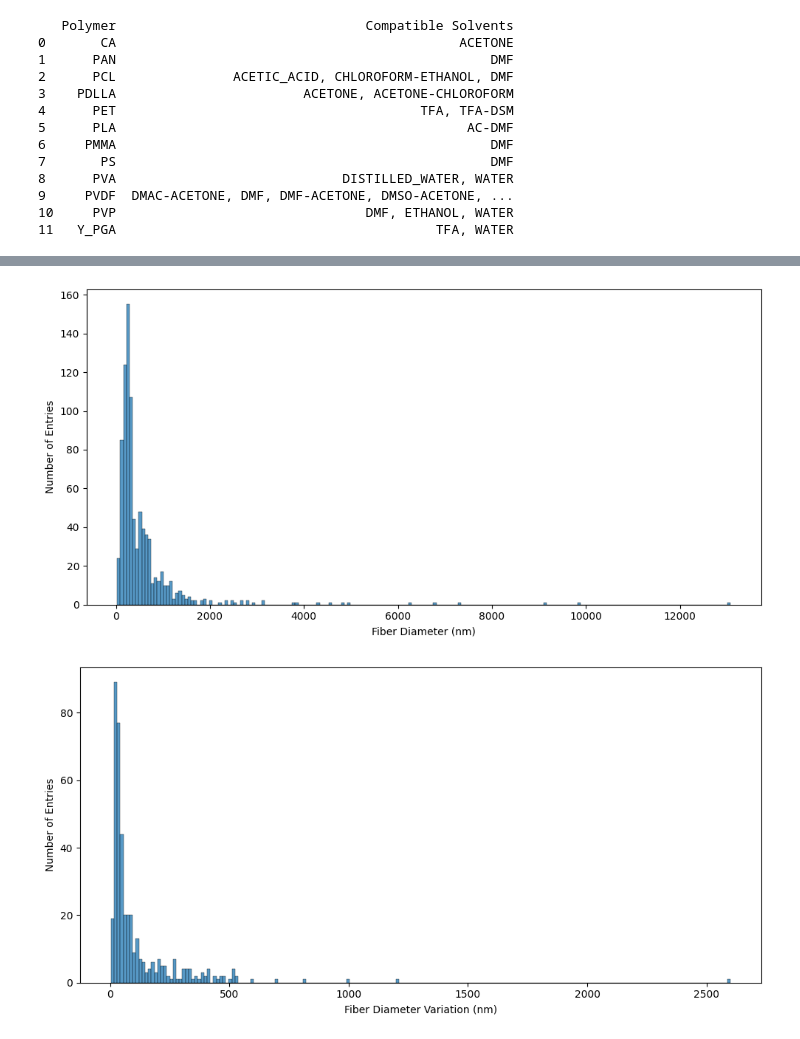
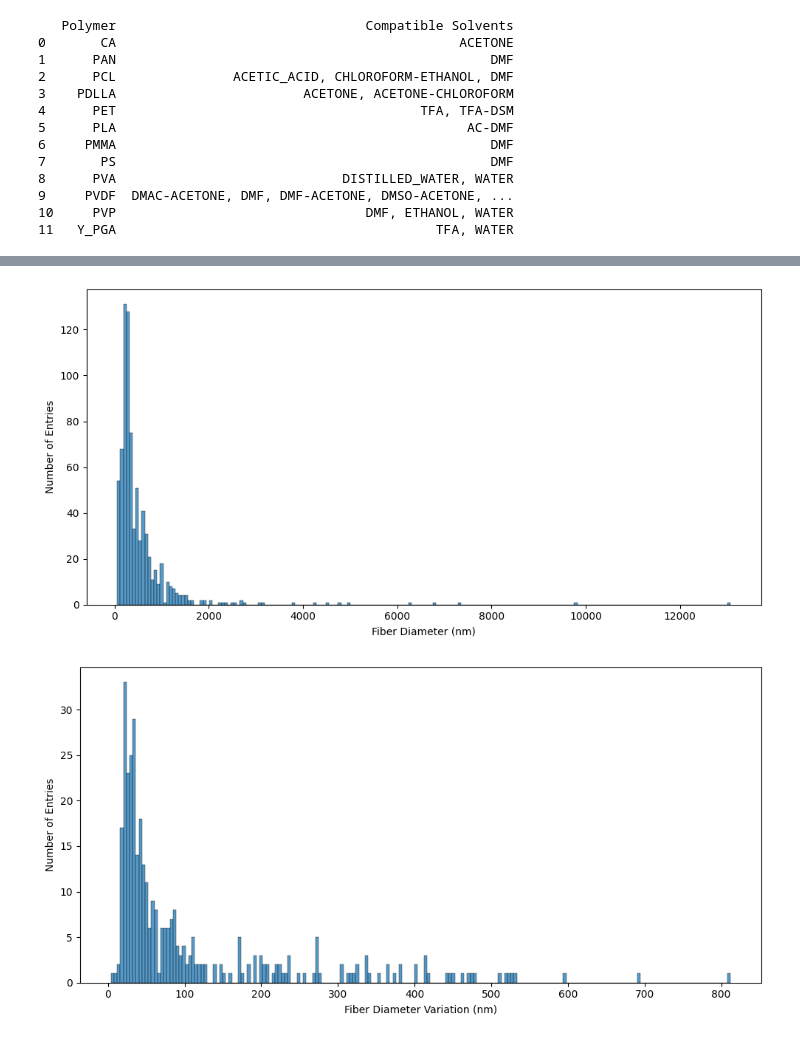
Before and after one commit to taltechloc/Cogni-e-SpinDB, a Jupyter notebook: eda.ipynb, the cells around one changed output, grey strips where cells are left out. Saved outputs shown, nothing was run; the diff lists cells and outputs as text; code cells hidden in the pictures.

```diff
--- a/eda.ipynb
+++ b/eda.ipynb
@@ -234,24 +249,24 @@ print(summary_df)
 import seaborn as sns
 
 plt.figure(figsize=(10, 5))
-sns.histplot(data=df, x='fiber_diameter', bins=200, kde=False)
+sns.histplot(data=df, x='fiber_diameter_nm', bins=200, kde=False)
 plt.xlabel('Fiber Diameter (nm)')
 plt.ylabel('Number of Entries')
 # plt.title('Histogram of Fiber Diameter Distribution')
 plt.tight_layout()
 plt.show()
 # %% [output]
-[figure, old version]
+[figure, new version]
 # %%
 plt.figure(figsize=(10, 5))
 
-sns.histplot(data=df, x='fiber_diameter_variation', bins=200, kde=False)
+sns.histplot(data=df, x='fiber_diameter_variation_nm', bins=200, kde=False)
 plt.xlabel('Fiber Diameter Variation (nm)')
 plt.ylabel('Number of Entries')
 # plt.title('Histogram of Fiber Diameter Variation Distribution')
 plt.tight_layout()
 plt.show()
 # %% [output]
-[figure, old version]
+[figure, new version]
 # %%
 
```
Also changed, not shown: parts of 6 cells of this notebook, 1 other file.
